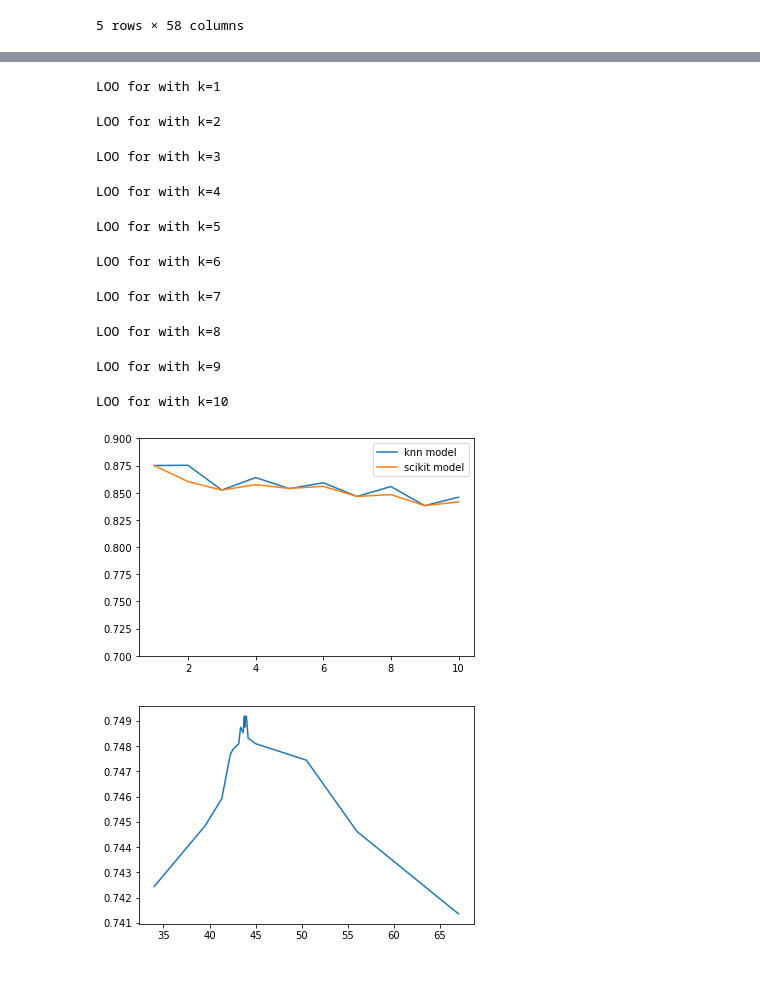
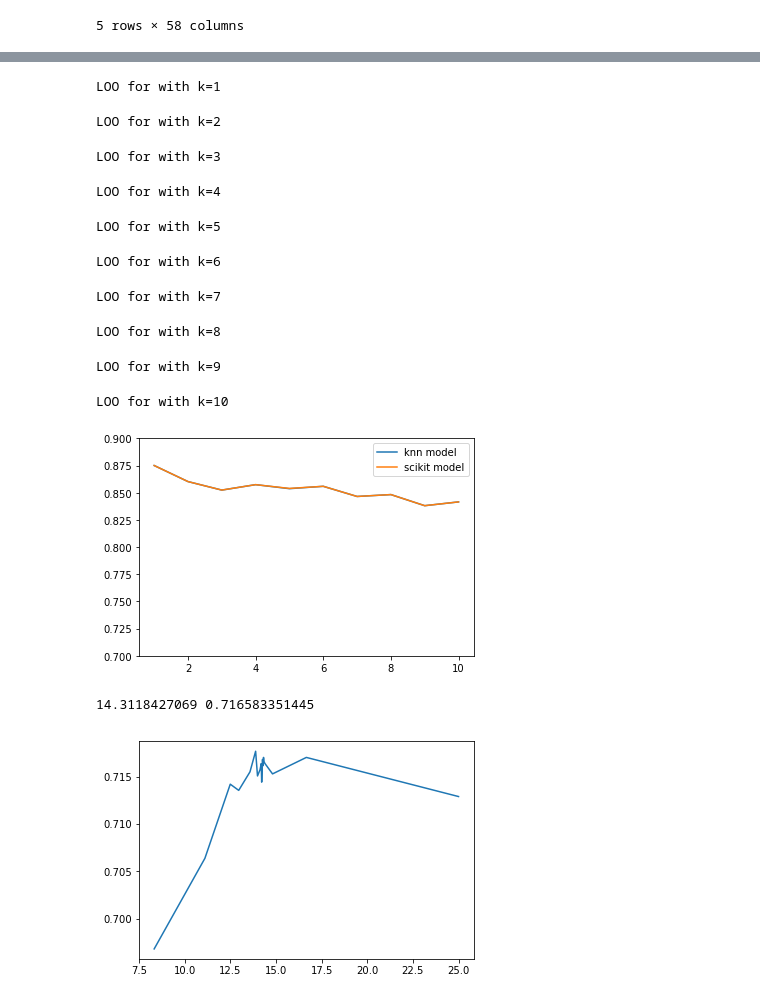
Before and after one commit to Vlad0922/ml_1_solutions, a Jupyter notebook: 1/Nearest.ipynb, the cells around one changed output, grey strips where cells are left out. Cells and saved outputs as stored; diff of their text form; code cells hidden in the pictures.

```diff
--- a/1/Nearest.ipynb
+++ b/1/Nearest.ipynb
@@ -40,7 +40,7 @@ class NearestModel:
         weights = defaultdict(lambda : 0.)
 
         for n in nearest:
-            weights[self.y[n[1]]] += n[0]
+            weights[self.y[n]] += 1.
 
         return max(weights, key=weights.get)
 
@@ -48,18 +48,22 @@ class KNN_model(NearestModel):
     def _find_k_nearest(self, x):
         if self.use_kdtree:
             res = self.tree.query([x], self.k)
-            return [(1/(1+d), idx) for d, idx in zip(res[0][0], res[1][0])]
+            return res[1][0]
+#             return [(1/(1+d), idx) for d, idx in zip(res[0][0], res[1][0])]
         else:
-            return heapq.nlargest(self.k, [(1/(1+euclidian_distance(x, y)), idx) for idx, y in enumerate(self.X)])
+            res = heapq.nsmallest(self.k, [(euclidian_distance(x, y), idx) for idx, y in enumerate(self.X)])
+            return [v[1] for v in res]
 
 class RNN_model(NearestModel):
     def _find_k_nearest(self, x):
         if self.use_kdtree:
-            res = self.tree.query_radius([x], self.k, return_distance=True)
-            return [(1/(1+d), idx) for idx, d in zip(res[0][0], res[1][0])]
+            res = self.tree.query_radius([x], self.k, return_distance=False)
+            return res[0]
+#             return [(1/(1+d), idx) for idx, d in zip(res[0][0], res[1][0])]
         else:
             data = [(euclidian_distance(x, y), idx) for idx, y in enumerate(self.X) if euclidian_distance(x, y) <= self.k]
-            return [(1/(1+v[0]), v[1]) for v in data]
+#             return [(1/(1+v[0]), v[1]) for v in data]
+            return [v[1] for v in data]
 
     def predict_one(self, value):
         nearest = self._find_k_nearest(value)
@@ -70,7 +74,7 @@ class RNN_model(NearestModel):
         weights = defaultdict(lambda : 0.)
 
         for n in nearest:
-            weights[self.y[n[1]]] += n[0]
+            weights[self.y[n]] += 1.
 
         return max(weights, key=weights.get)
 # %%
@@ -163,6 +167,5 @@ LOO for with k=10
 # %%
-r_values = range(1, 11)
-compare_models(normalize(X), y, k_values, r_values, use_kdtree=True)
+compare_models(normalize(X), y, k_values, use_kdtree=True)
 # %% [output]
 LOO for with k=1
 LOO for with k=2
@@ -174,36 +177,47 @@ LOO for with k=7
 LOO for with k=8
 LOO for with k=9
 LOO for with k=10
-[figure, old version]
+[figure, new version]
 # %%
 def find_radius(X, y, lower, upper, eps):
     l = float(lower)
     r = float(upper)
 
-    loo_cache = dict()
+    loo_res = list()
+    best_res = 0.
+    best_r = 0.
 
     while r - l > eps:
         m_l = l + (r-l)/3
         m_r = r - (r-l)/2
 
-        m_l_res = loo_cache[m_l] = leave_one_out(RNN_model(m_l, use_kdtree=True), X, y)
-        m_r_res = loo_cache[m_r] = leave_one_out(RNN_model(m_r, use_kdtree=True), X, y)
+        m_l_res = leave_one_out(RNN_model(m_l, use_kdtree=True), X, y)
+        m_r_res = leave_one_out(RNN_model(m_r, use_kdtree=True), X, y)
+
+        loo_res.append((m_l, m_l_res))
+        loo_res.append((m_r, m_r_res))
 
 #         print (m_l, m_l_res)
 #         print (m_r, m_r_res)
 
-        if m_l_res < m_r_res:
+        if m_l_res > m_r_res:
+            best_res = m_r_res
+            best_r = m_r
             l = m_l
         else:
+            best_res = m_l_res
+            best_r = m_l
             r = m_r
 
-    res = sorted(loo_cache.items(), key=lambda x:x[0])
-    plt.plot([v[0] for v in res], [v[1] for v in res])
+    loo_res = sorted(loo_res, key=lambda x:x[0])
+    plt.plot([v[0] for v in loo_res], [v[1] for v in loo_res])
 
-    return l, loo_cache[l]
+    return best_r, best_res
 # %%
-best_radius, accuracy = find_radius(X, y, 1., 100., eps=0.05)
+best_radius, accuracy = find_radius(X, y, 0., 50., eps=0.05)
+print best_radius, accuracy
 # %% [output]
+14.3118427069 0.716583351445
-[figure, old version]
+[figure, new version]
 # %%
 best_radius, accuracy = find_radius(normalize(X), y, 0.001, 1., eps=0.005)
```
Also changed, not shown: parts of 4 cells of this notebook.
